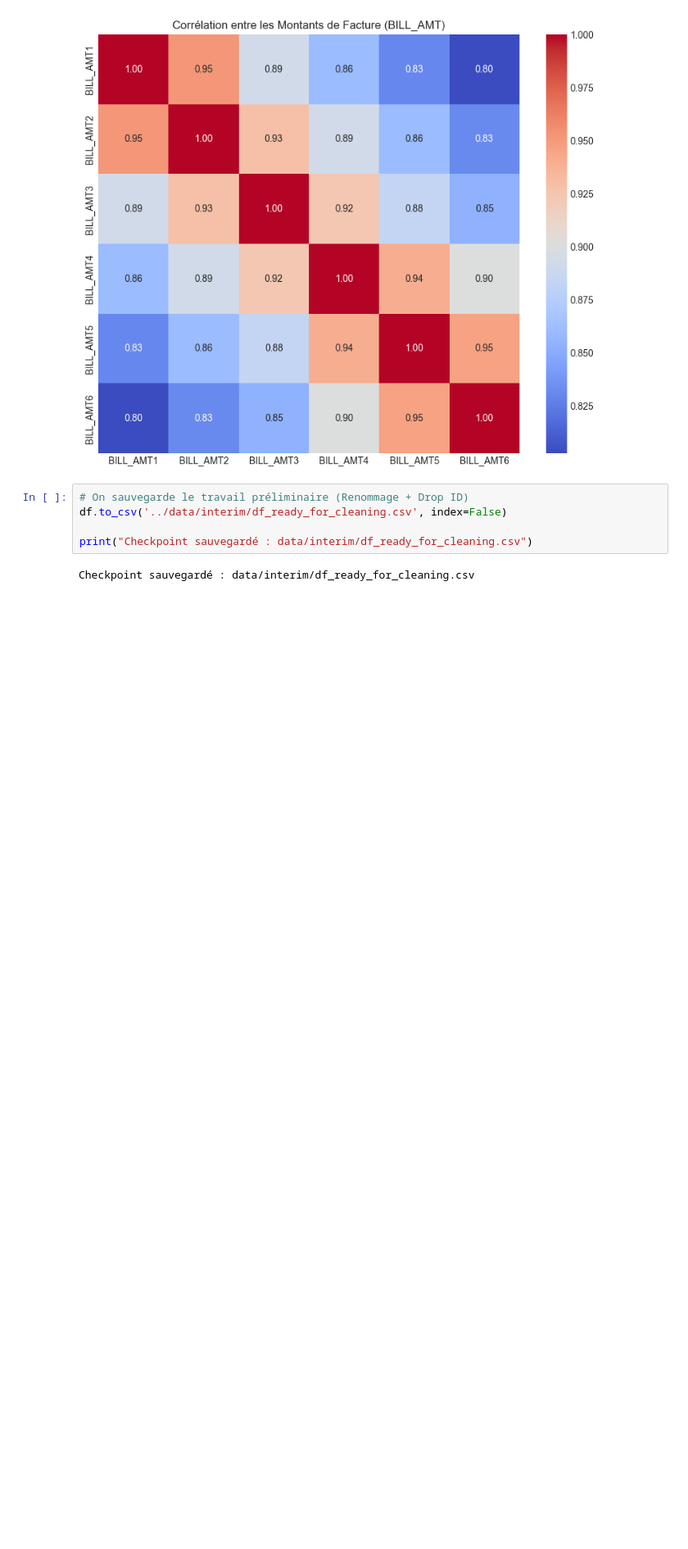
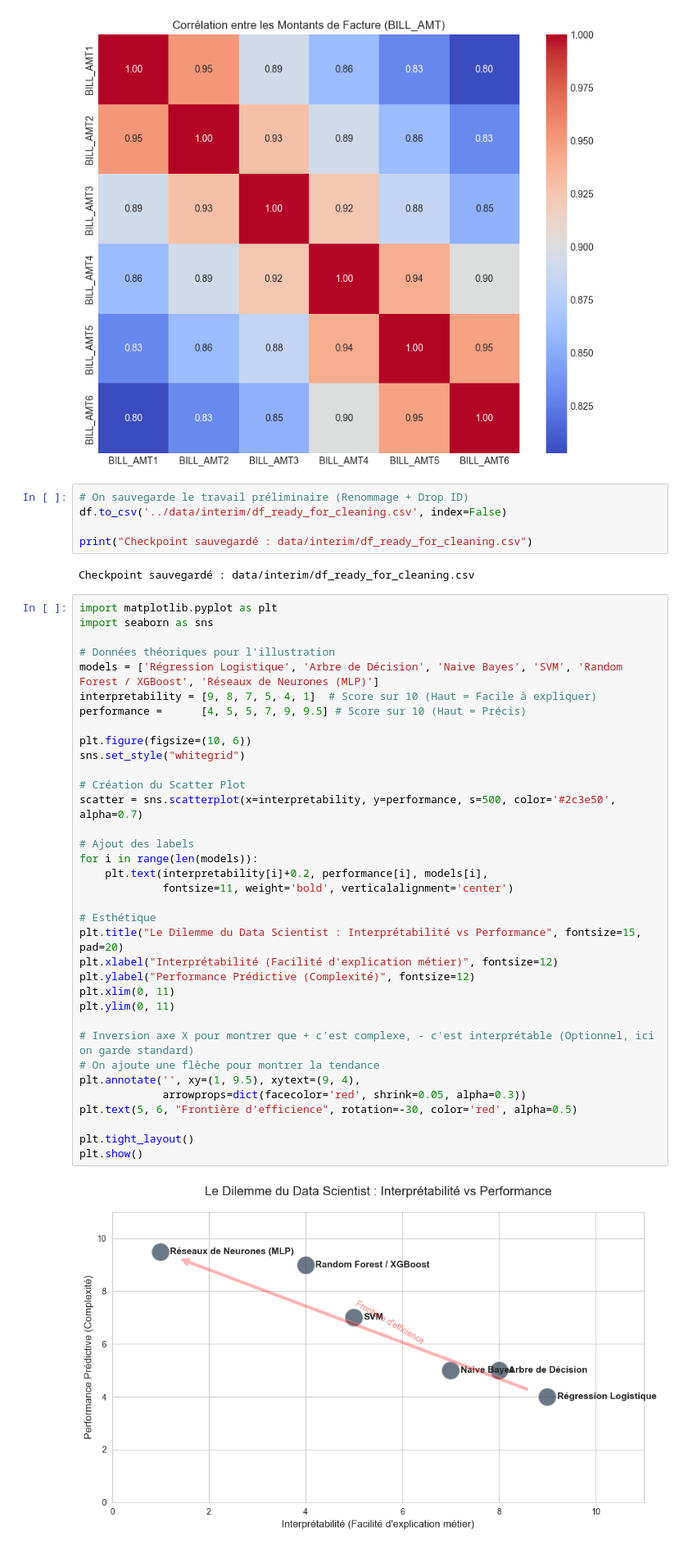
Before and after one commit to mtaarik/Credit-Risk-Scoring-ML-Project-, a Jupyter notebook: notebooks/1.0_exploration_EDA.ipynb, the cells around one changed output. Shown at 82% size. Saved outputs shown, nothing was run; the diff lists cells and outputs as text; blank space fills up the shorter version.

```diff
--- a/notebooks/1.0_exploration_EDA.ipynb
+++ b/notebooks/1.0_exploration_EDA.ipynb
@@ -97,3 +97,40 @@ df.to_csv('../data/interim/df_ready_for_cleaning.csv', index=False)
 print("Checkpoint sauvegardé : data/interim/df_ready_for_cleaning.csv")
 # %% [output]
 Checkpoint sauvegardé : data/interim/df_ready_for_cleaning.csv
+# %%
+import matplotlib.pyplot as plt
+import seaborn as sns
+
+# Données théoriques pour l'illustration
+models = ['Régression Logistique', 'Arbre de Décision', 'Naive Bayes', 'SVM', 'Random Forest / XGBoost', 'Réseaux de Neurones (MLP)']
+interpretability = [9, 8, 7, 5, 4, 1]  # Score sur 10 (Haut = Facile à expliquer)
+performance =      [4, 5, 5, 7, 9, 9.5] # Score sur 10 (Haut = Précis)
+
+plt.figure(figsize=(10, 6))
+sns.set_style("whitegrid")
+
+# Création du Scatter Plot
+scatter = sns.scatterplot(x=interpretability, y=performance, s=500, color='#2c3e50', alpha=0.7)
+
+# Ajout des labels
+for i in range(len(models)):
+    plt.text(interpretability[i]+0.2, performance[i], models[i],
+             fontsize=11, weight='bold', verticalalignment='center')
+
+# Esthétique
+plt.title("Le Dilemme du Data Scientist : Interprétabilité vs Performance", fontsize=15, pad=20)
+plt.xlabel("Interprétabilité (Facilité d'explication métier)", fontsize=12)
+plt.ylabel("Performance Prédictive (Complexité)", fontsize=12)
+plt.xlim(0, 11)
+plt.ylim(0, 11)
+
+# Inversion axe X pour montrer que + c'est complexe, - c'est interprétable (Optionnel, ici on garde standard)
+# On ajoute une flèche pour montrer la tendance
+plt.annotate('', xy=(1, 9.5), xytext=(9, 4),
+             arrowprops=dict(facecolor='red', shrink=0.05, alpha=0.3))
+plt.text(5, 6, "Frontière d'efficience", rotation=-30, color='red', alpha=0.5)
+
+plt.tight_layout()
+plt.show()
+# %% [output]
+[figure, added]
```
Also changed, not shown: 1 other file.
